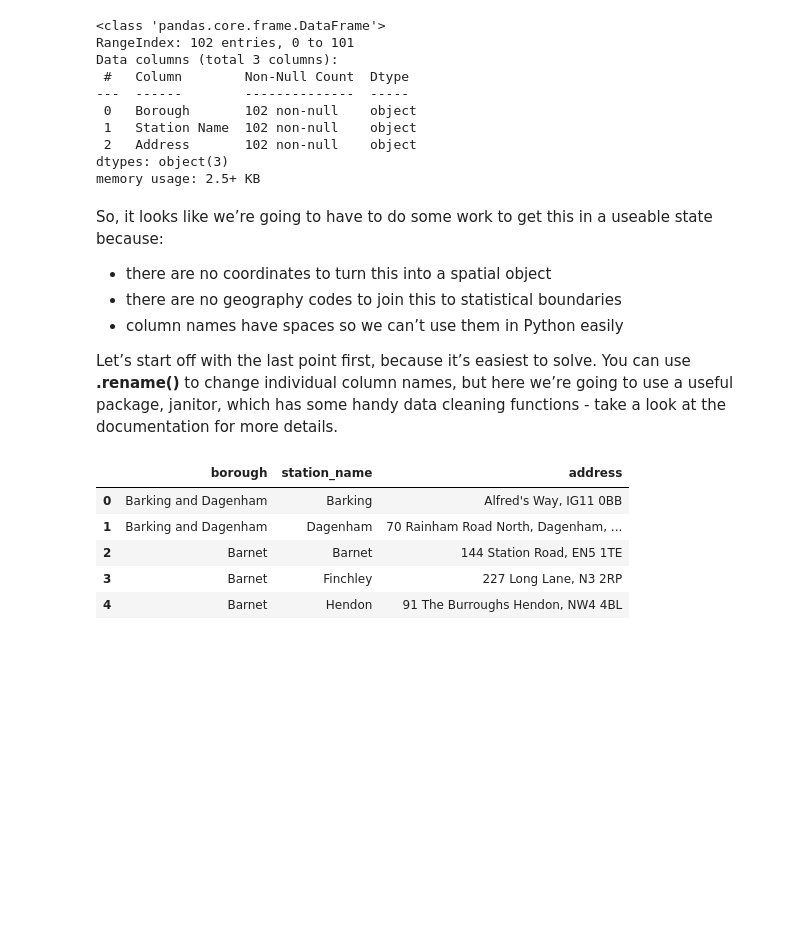
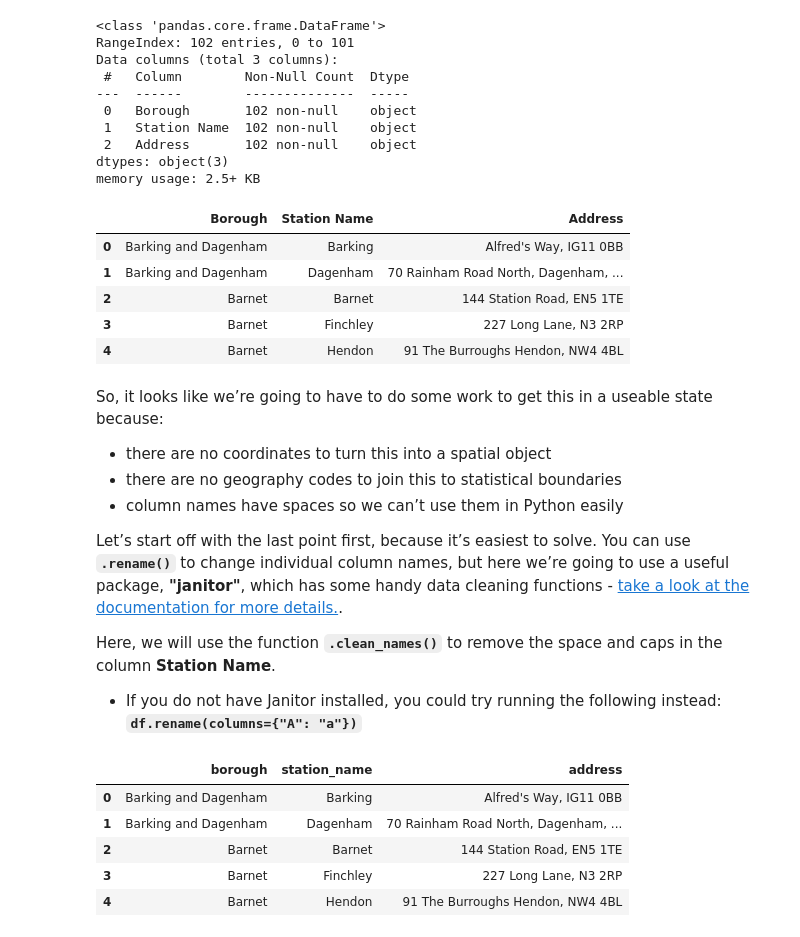
Before and after one commit to ONSgeo/more-GIS-in-Python, a Jupyter notebook: More_GIS_in_Python.ipynb, the cells around one changed output. Drawn from its saved outputs; the diff is of its cells as text; code cells hidden in the pictures; blank space fills up the shorter version.

```diff
--- a/More GIS in Python.ipynb
+++ b/More_GIS_in_Python.ipynb
@@ -551,6 +551,15 @@ Data columns (total 3 columns):
  2   Address       102 non-null    object
 dtypes: object(3)
 memory usage: 2.5+ KB
+# %%
+stations.head()
+# %% [output]
+|  | Borough | Station Name | Address |
+| 0 | Barking and Dagenham | Barking | Alfred's Way, IG11 0BB |
+| 1 | Barking and Dagenham | Dagenham | 70 Rainham Road North, Dagenham, ... |
+| 2 | Barnet | Barnet | 144 Station Road, EN5 1TE |
+| 3 | Barnet | Finchley | 227 Long Lane, N3 2RP |
+| 4 | Barnet | Hendon | 91 The Burroughs Hendon, NW4 4BL |
 # %% [markdown]
 So, it looks like we’re going to have to do some work to get this in a useable state because:
 
@@ -558,7 +567,11 @@ So, it looks like we’re going to have to do some work to get this in a useable
 * there are no geography codes to join this to statistical boundaries
 * column names have spaces so we can’t use them in Python easily
 
-Let’s start off with the last point first, because it’s easiest to solve. You can use **.rename()** to change individual column names, but here we’re going to use a useful package, janitor, which has some handy data cleaning functions - take a look at the documentation for more details.
+Let’s start off with the last point first, because it’s easiest to solve. You can use **`.rename()`** to change individual column names, but here we’re going to use a useful package, **"janitor"**, which has some handy data cleaning functions - [take a look at the documentation for more details.](https://pyjanitor-devs.github.io/pyjanitor/).
+
+Here, we will use the function **`.clean_names()`** to remove the space and caps in the column **Station Name**.
+
+* If you do not have Janitor installed, you could try running the following instead: **`df.rename(columns={"A": "a"})`**
 # %%
 stations = stations.clean_names()
 # %%
```
Also changed, not shown: parts of 17 cells of this notebook, 1 other file.
